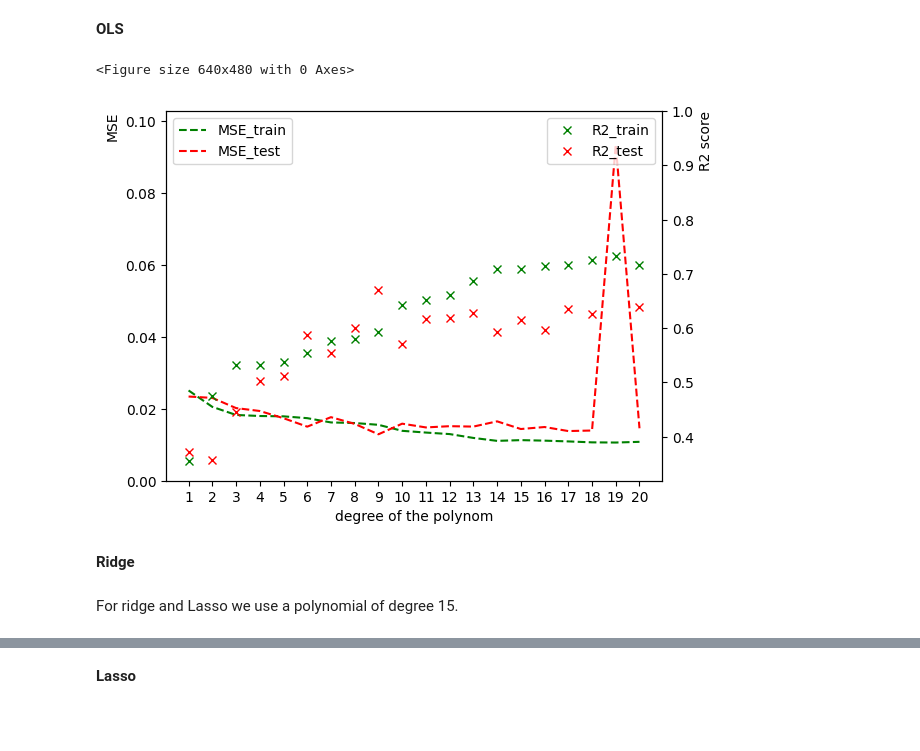
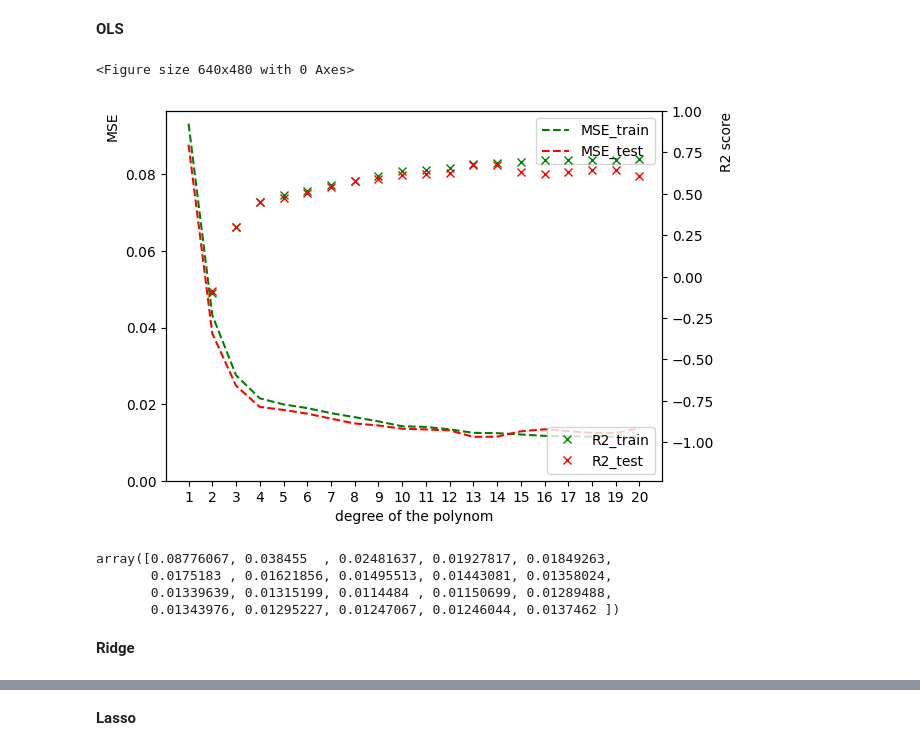
Before and after one commit to alessiasanfelici/FYS-STK4155, a Jupyter notebook: Project bozza/Exercise g.ipynb, the cells around one changed output, grey strips where cells are left out. Drawn from its saved outputs; the diff is of its cells as text; code cells hidden in the pictures; blank space fills up the shorter version.

Commit message:
Ridge and Ols comparison

```diff
--- a/Project bozza/Exercise g.ipynb
+++ b/Project bozza/Exercise g.ipynb
@@ -105,61 +106,65 @@ plt.show()
 [figure]
 # %% [markdown]
 **OLS**
+# %%
+maxdegree = 20
+
+X = create_X(points[:, 0], points[:, 1], maxdegree)
+
+# Removing the intercept column
+X = X[:, 1:]
+
+# Split in train and test data
+x_train, x_test, z_train, z_test = train_test_split(X, z, test_size = 0.2)
 # %%
-maxdegree = 20
-
 MSE_train = np.zeros(maxdegree)
 MSE_test = np.zeros(maxdegree)
 rsqr_train = np.zeros(maxdegree)
 rsqr_test = np.zeros(maxdegree)
 
-# Apply OLS for all the degrees from 1 to 20
-for i in range(1, maxdegree + 1):
+for i in range(1, maxdegree+1):
         c = int((i+2)*(i+1)/2)
-        poly = PolynomialFeatures(degree = maxdegree + 1)
-        points_fit = poly.fit_transform(points)
-
-        # Split in train and test data
-        x_train, x_test, z_train, z_test = train_test_split(points_fit, z, test_size = 0.2)
-
-        # Find the beta
-        X_tilde = x_train[:, 0:c-1]
+        X_tilde = x_train[:,0:c-1]
         beta = np.linalg.pinv(X_tilde.T @ X_tilde) @ X_tilde.T @ z_train
 
-        # Make the prediction
         ypredict = X_tilde @ beta
         ypredict_test = x_test[:,0:c-1] @ beta
 
-        # Calculate MSE and R2
         MSE_train[i-1] = MSE(z_train, ypredict)
         MSE_test[i-1] = MSE(z_test, ypredict_test)
         rsqr_train[i-1]= rsquare(z_train, ypredict)
         rsqr_test[i-1]= rsquare(z_test, ypredict_test)
 
 # plotting the MSE and R^2 as functions of the polynomial degree
 fig = plt.figure()
 
 fig2, ax1 = plt.subplots()
 plt.xlabel("degree of the polynom")
 xax = np.arange(1, maxdegree + 1)
 plt.xticks(xax)
 ax2 = ax1.twinx()
 ax2.set_ylim(np.min(rsqr_train)*0.9, 1)
 ax1.set_ylim(0, np.max(MSE_test)*1.1)
 ax1.plot(xax, MSE_train, 'g--', label='MSE_train')
 ax1.plot(xax, MSE_test, 'r--', label='MSE_test')
 ax2.plot(xax, rsqr_train, 'gx', label='R2_train')
 ax2.plot(xax, rsqr_test, 'rx', label='R2_test')
-ax1.legend(loc='upper left')
-ax2.legend(loc='upper right')
+ax1.legend(loc='upper right')
+ax2.legend(loc='lower right')
 ax1.set_ylabel('MSE', loc='top')
 ax2.set_ylabel('R2 score', loc='top')
 plt.show()
 # %% [output]
 <Figure size 640x480 with 0 Axes>
-[figure, old version]
+[figure, new version]
+# %%
+MSE_test_OLS = MSE_test
+MSE_test_OLS
+# %% [output]
+array([0.08776067, 0.038455  , 0.02481637, 0.01927817, 0.01849263,
+       0.0175183 , 0.01621856, 0.01495513, 0.01443081, 0.01358024,
+       0.01339639, 0.01315199, 0.0114484 , 0.01150699, 0.01289488,
+       0.01343976, 0.01295227, 0.01247067, 0.01246044, 0.0137462 ])
 # %% [markdown]
 **Ridge**
-# %% [markdown]
-For ridge and Lasso we use a polynomial of degree 15.
 # %%
```
Also changed, not shown: parts of 14 cells of this notebook, 3 other files.
